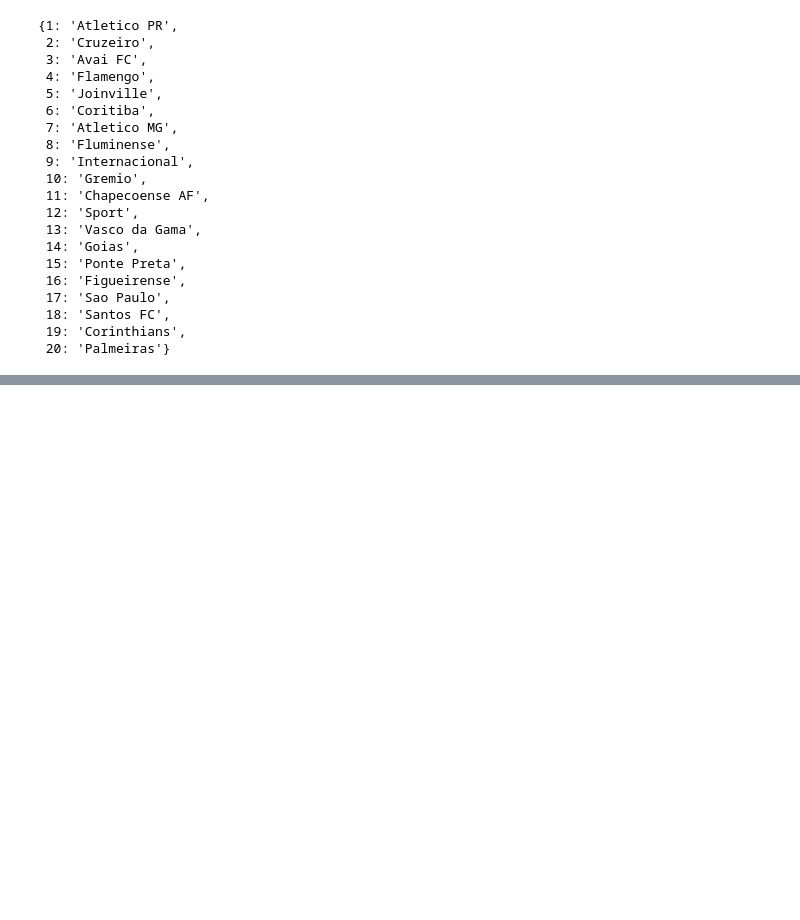
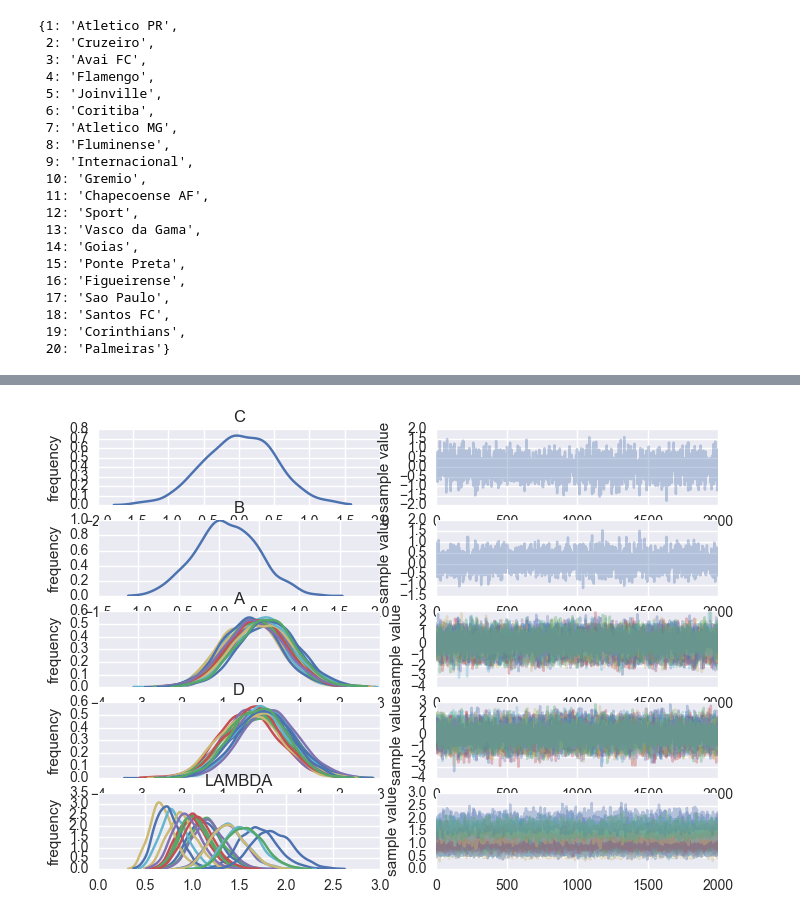
Before and after one commit to ramon-oliveira/bayes-group, a Jupyter notebook: brasileirao.ipynb, the cells around one changed output, grey strips where cells are left out. Drawn from its saved outputs; the diff is of its cells as text; code cells hidden in the pictures; blank space fills up the shorter version.

Commit message:
plot model

```diff
--- a/brasileirao.ipynb
+++ b/brasileirao.ipynb
@@ -197,3 +197,6 @@ plt.tight_layout(pad=0.4, w_pad=0.5, h_pad=1.0)
 # %% [output]
 [interactive output not drawn]
 [interactive output not drawn]
+# %%
+fit.plot()
+# %% [output]
@@ -199,0 +205 @@ plt.tight_layout(pad=0.4, w_pad=0.5, h_pad=1.0)
+[figure, added]
```
Also changed, not shown: parts of 1 cell of this notebook.
